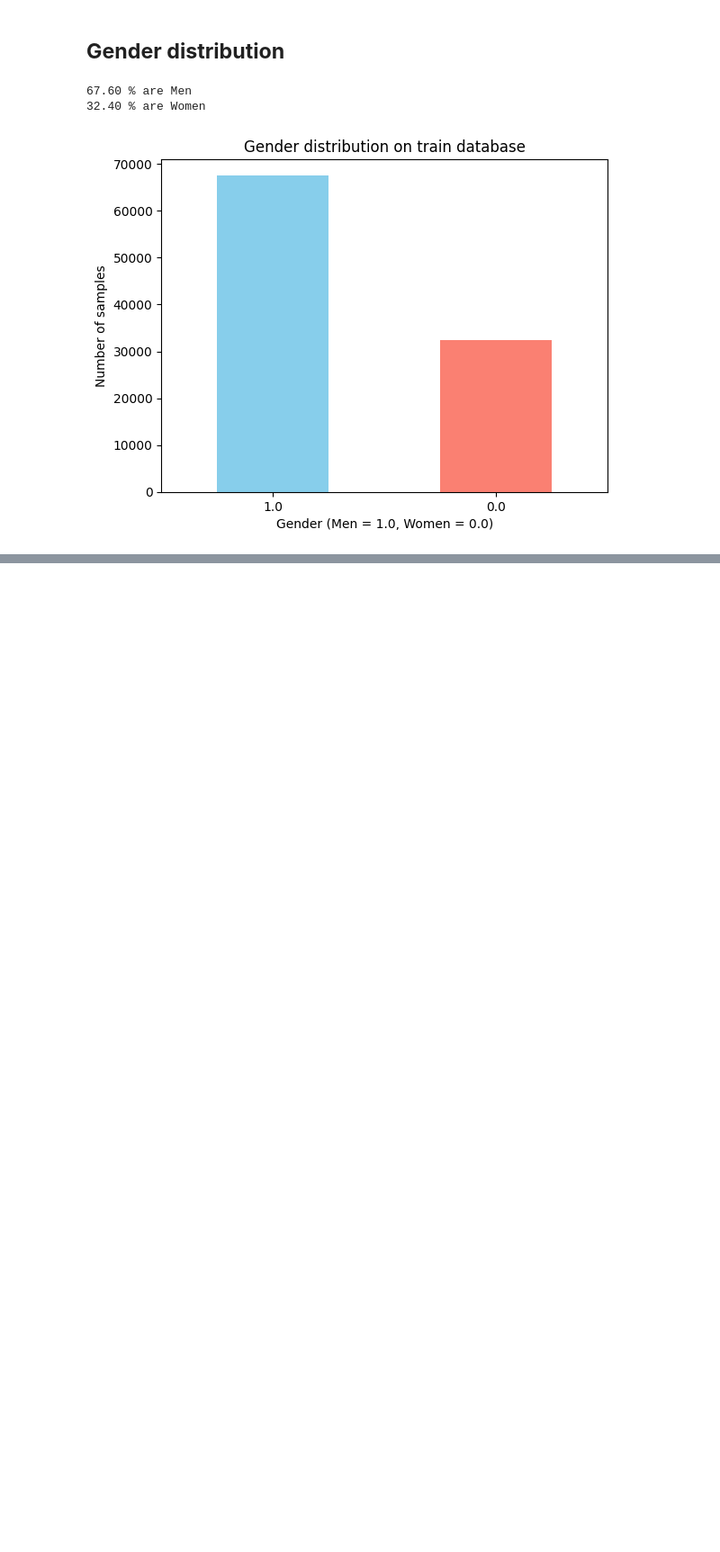
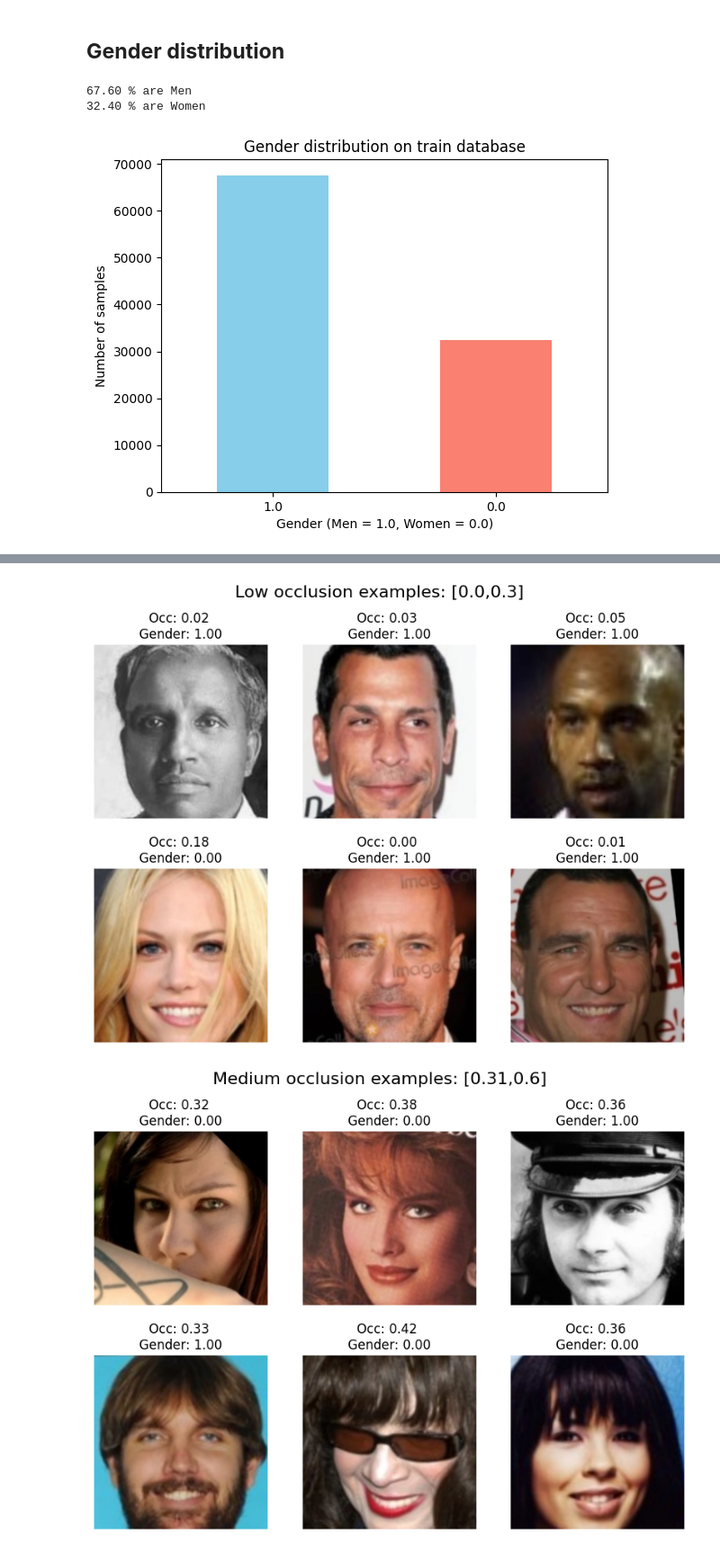
Before and after one commit to odelacruz-fierro/data-challenge-idemia, a Jupyter notebook: eda.ipynb, the cells around one changed output, grey strips where cells are left out. Shown at 90% size. Drawn from its saved outputs; the diff is of its cells as text; code cells hidden in the pictures; blank space fills up the shorter version.

```diff
--- a/eda.ipynb
+++ b/eda.ipynb
@@ -109,0 +158,76 @@ plt.show()
+# %%
+def display_mosaic(df, interval, title):
+
+    # Apply interval
+    df_subset = df[(df['FaceOcclusion'] >= interval[0]) & (df['FaceOcclusion'] <= interval[1])]
+    samples = df_subset.sample(n=min(6, len(df_subset)), random_state = 42)
+
+    fig, axes = plt.subplots(2,3, figsize = (10,7))
+    axes = axes.flatten()
+    fig.suptitle(f"{title} examples: [{interval[0]},{interval[1]}]", fontsize=16)
+
+    files = []
+    for i, (idx, row) in enumerate(samples.iterrows()):
+
+        filename = row['filename']
+        occlusion = row['FaceOcclusion']
+        gender = row['gender']
+
+        # Load image
+        FILE_DIR = f"/{config.IMAGE_DIR}/{filename}"
+        files.append(FILE_DIR)
+        img2display = Image.open(FILE_DIR)
+
+        axes[i].imshow(img2display)
+        axes[i].set_title(f"Occ: {occlusion:.2f} \n Gender: {gender:.2f} ")
+
+        axes[i].axis('off') # Hide axes for cleaner look
+
+        ax.imshow(img2display)
+
+    return files
+
+def display_mosaic_3x3(df, files_low, files_med, files_high):
+
+    # Create a 3x3 grid
+    fig, axes = plt.subplots(3, 3, figsize=(7, 9))
+    fig.suptitle("Occlusion level samples", fontsize=16, y=0.95)
+
+    # Organize lists into a structure for easier looping
+    rows_data = [files_low, files_med, files_high]
+    row_labels = ["Low", "Medium", "High"]
+
+    for row_idx, file_list in enumerate(rows_data):
+
+        for col_idx in range(3):
+            # Access specific axes (3 rows, 3 columns)
+            ax = axes[row_idx, col_idx]
+
+            if col_idx < len(file_list):
+
+                file_path = file_list[col_idx]
+
+                # Recover row from DF
+                row = df[df['filename'].apply(lambda x: x in file_path)].iloc[0]
+
+                # Load and display
+                img = Image.open(file_path)
+                ax.imshow(img)
+                ax.set_title(f"{row_labels[row_idx]}: {row['FaceOcclusion']:.2f}")
+                ax.axis('off')
+            else:
+                ax.axis('off')
+
+    plt.tight_layout(rect=[0, 0.03, 1, 0.95])
+    plt.savefig('report/figures/occlusion_mosaic.pdf', bbox_inches='tight')
+    plt.show()
+
+
+files_low = display_mosaic(df_train, [0.0,0.3], "Low occlusion")
+files_medium = display_mosaic(df_train, [0.31,0.6], "Medium occlusion")
+files_high = display_mosaic(df_train, [0.61,1.0], "High occlusion")
+
+display_mosaic_3x3(df_train, files_low, files_medium, files_high)
+# %% [output]
+[figure, added]
+[figure, added]
```
Also changed, not shown: parts of 3 cells of this notebook, 5 other files.
